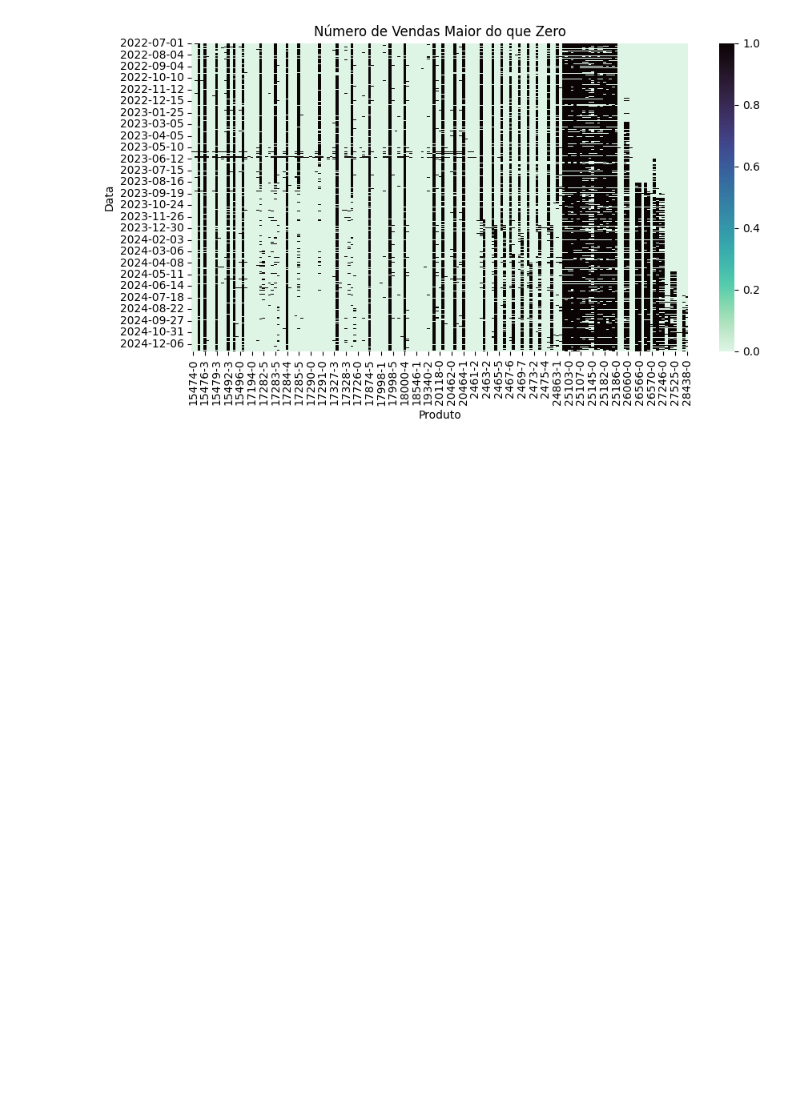
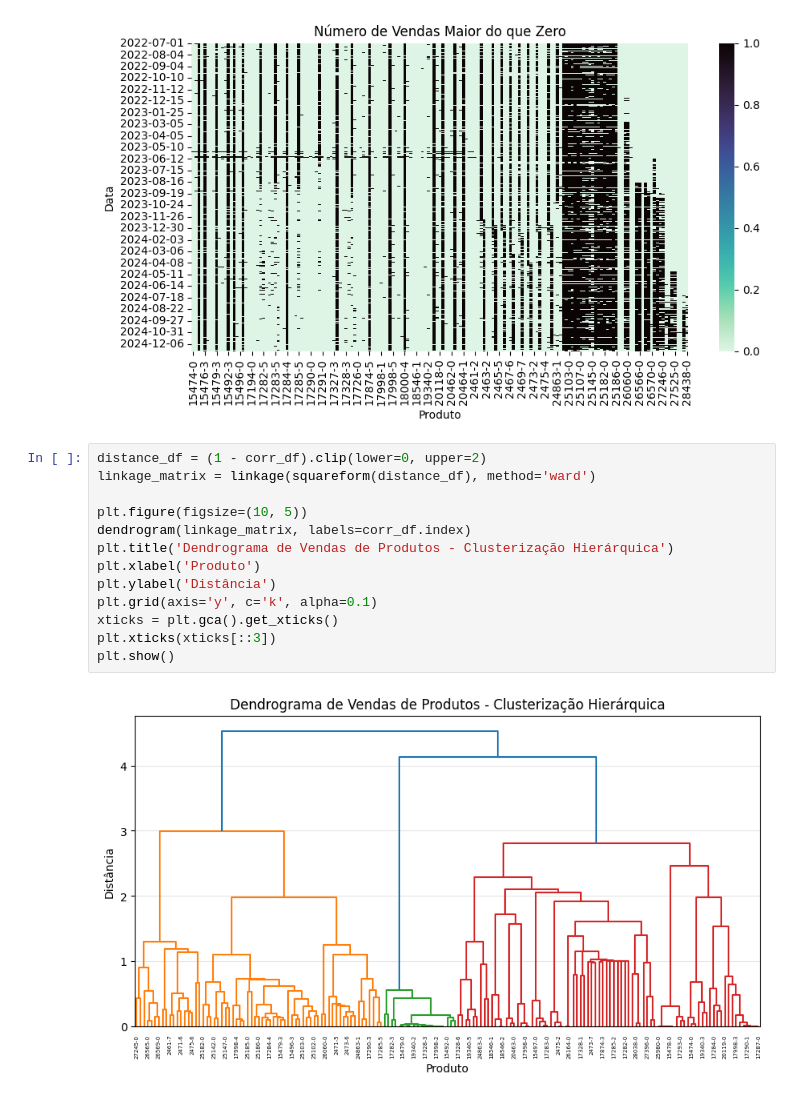
Before and after one commit to iagodantasf/a3_desafio_2, a Jupyter notebook: notebooks/eda.ipynb, the cells around one changed output. Drawn from its saved outputs; the diff is of its cells as text; blank space fills up the shorter version.

Commit message:
Clusterização Hierárquica

```diff
--- a/notebooks/eda.ipynb
+++ b/notebooks/eda.ipynb
@@ -334,3 +336,18 @@ plt.ylabel('Data')
 plt.show()
 # %% [output]
 [figure]
+# %%
+distance_df = (1 - corr_df).clip(lower=0, upper=2)
+linkage_matrix = linkage(squareform(distance_df), method='ward')
+
+plt.figure(figsize=(10, 5))
+dendrogram(linkage_matrix, labels=corr_df.index)
+plt.title('Dendrograma de Vendas de Produtos - Clusterização Hierárquica')
+plt.xlabel('Produto')
+plt.ylabel('Distância')
+plt.grid(axis='y', c='k', alpha=0.1)
+xticks = plt.gca().get_xticks()
+plt.xticks(xticks[::3])
+plt.show()
+# %% [output]
+[figure, added]
```
Also changed, not shown: parts of 6 cells of this notebook.
